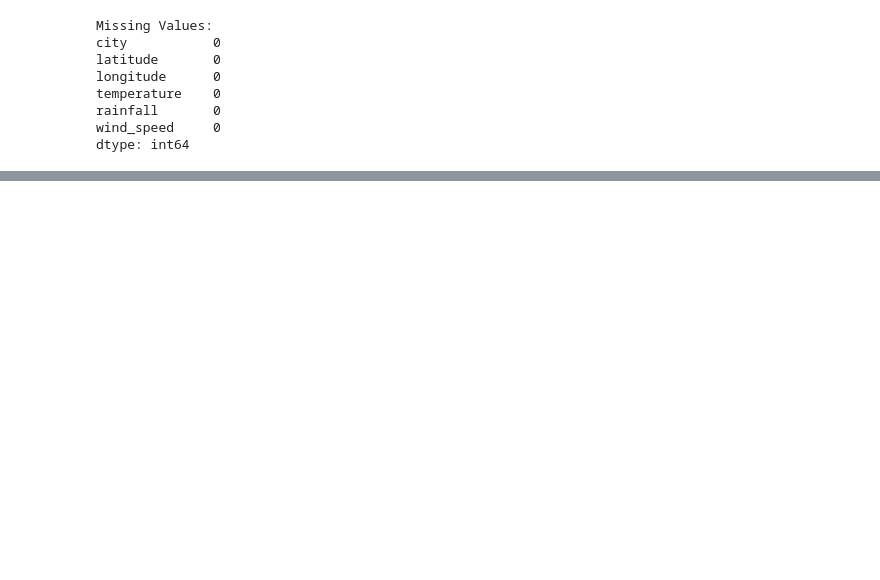
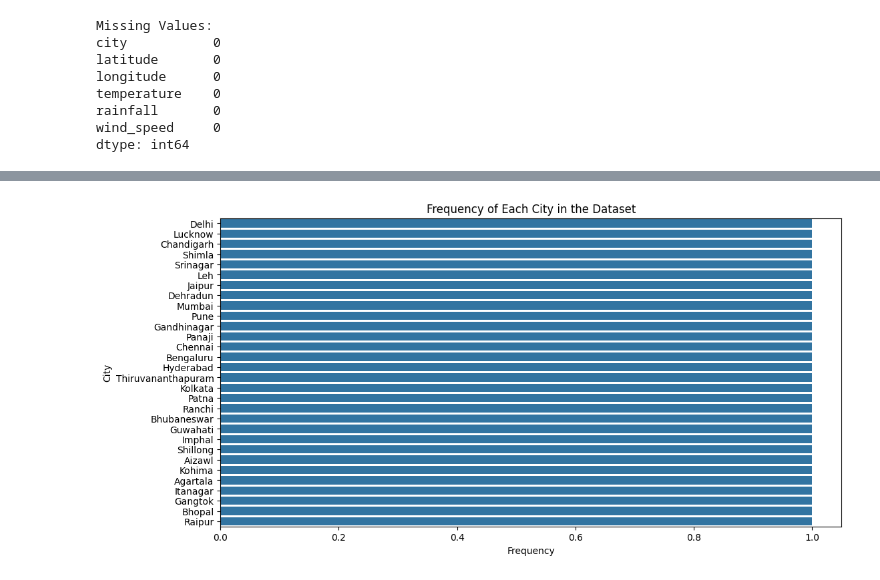
Before and after one commit to Praveen7-C/AI-Enhanced-Multi-Hazard-Early-Warning-System, a Jupyter notebook: AI_Enhanced_MultiHazard_EarlyWarning_System.ipynb, the cells around one changed output, grey strips where cells are left out. Drawn from its saved outputs; the diff is of its cells as text; code cells hidden in the pictures; blank space fills up the shorter version.

```diff
--- a/AI_Enhanced_MultiHazard_EarlyWarning_System.ipynb
+++ b/AI_Enhanced_MultiHazard_EarlyWarning_System.ipynb
@@ -236,3 +262,15 @@ fig = px.bar(
 fig.show()
 # %% [output]
 [interactive output not drawn]
+# %%
+import matplotlib.pyplot as plt
+import seaborn as sns
+
+plt.figure(figsize=(12, 6))
+sns.countplot(data=data, y='city', order=data['city'].value_counts().index)
+plt.title('Frequency of Each City in the Dataset')
+plt.xlabel('Frequency')
+plt.ylabel('City')
+plt.show()
+# %% [output]
+[figure, added]
```
Also changed, not shown: parts of 16 cells of this notebook.
